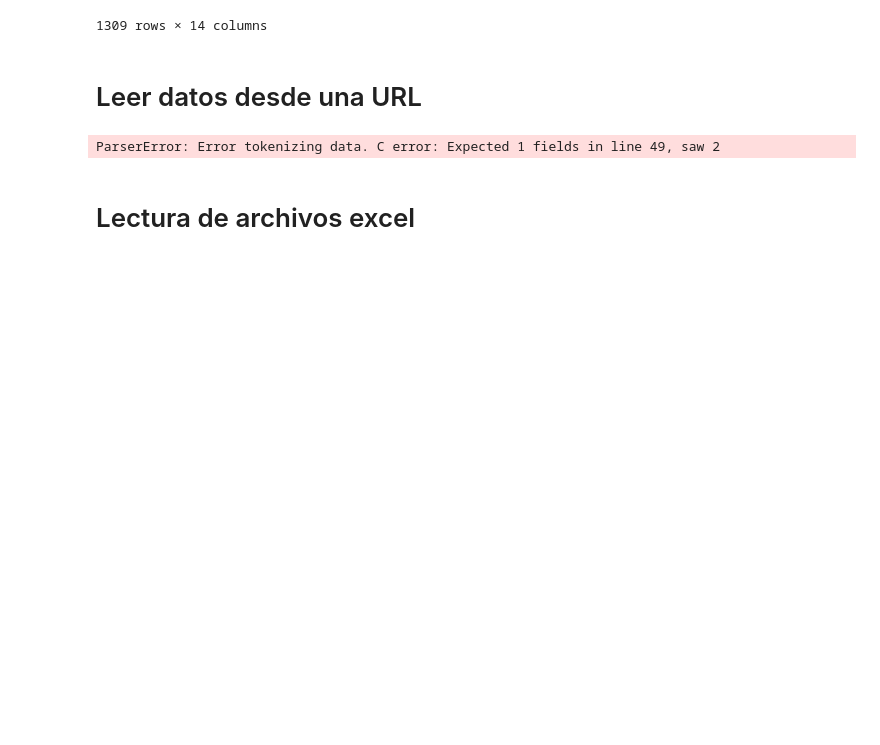
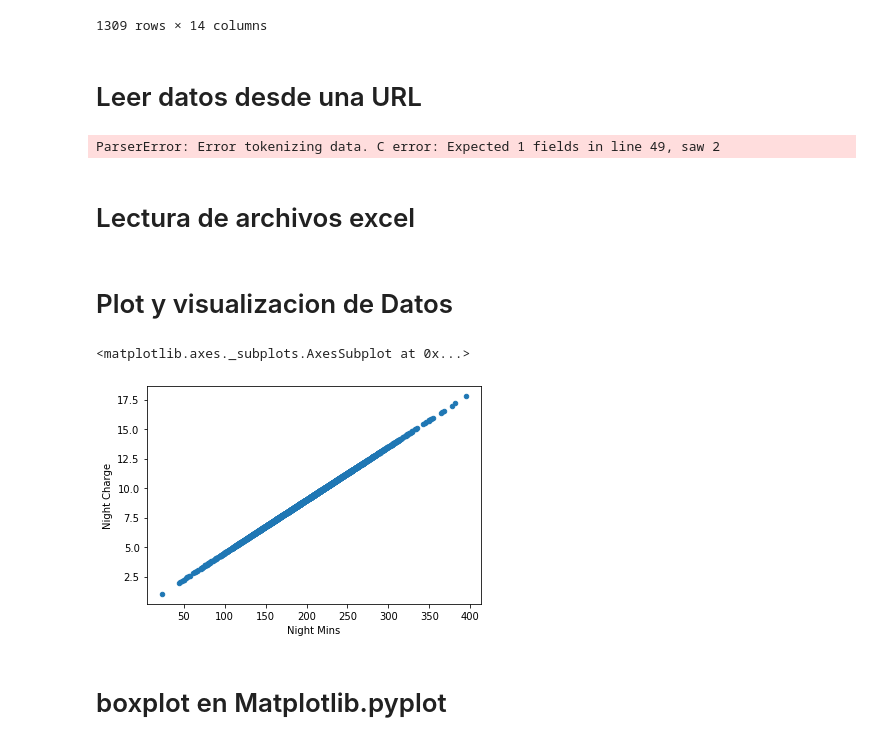
Before and after one commit to Jovamih/PythonProyectos, a Jupyter notebook: UdemyProyectos/Data Cleaning.ipynb, the cells around one changed output. Saved outputs shown, nothing was run; the diff lists cells and outputs as text; code cells hidden in the pictures; blank space fills up the shorter version.

Commit message:
Cambios en DataCleaning agregados
Se agrego unos cambio significativos

```diff
--- a/UdemyProyectos/Data Cleaning.ipynb
+++ b/UdemyProyectos/Data Cleaning.ipynb
@@ -72,3 +70,15 @@ ParserError: Error tokenizing data. C error: Expected 1 fields in line 49, saw 2
 # Lectura de archivos excel
 # %%
 data=pd.read_excel('path o ruta relativa','Nombre-alterno')
+# %% [markdown]
+# Plot y visualizacion de Datos
+# %%
+%matplotlib inline
+import matplotlib.pyplot as plt
+data=pd.read_csv(r"D:\User\UdemyProyectos\python-ml-course\datasets\customer-churn-model\Tab Customer Churn Model.txt",sep='\t')
+data.head()
+# %%
+data.plot(kind='scatter',x='Night Mins',y='Night Charge')
+# %% [output]
+<matplotlib.axes._subplots.AxesSubplot at 0x...>
+[figure, added]
@@ -74,0 +94,2 @@ data=pd.read_excel('path o ruta relativa','Nombre-alterno')
+# %% [markdown]
+# boxplot en Matplotlib.pyplot
```
Also changed, not shown: parts of 4 cells of this notebook, 4 other files.
